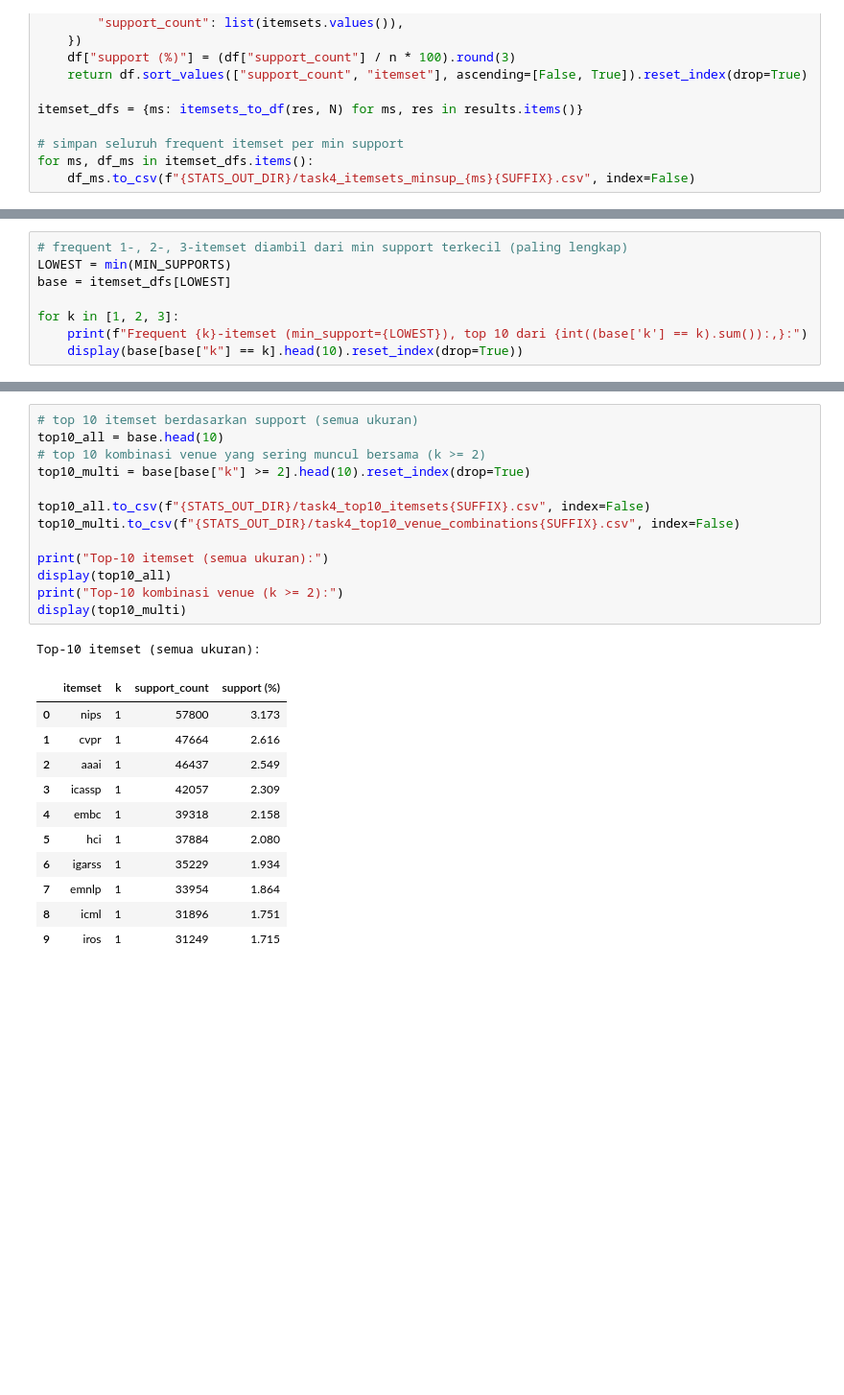
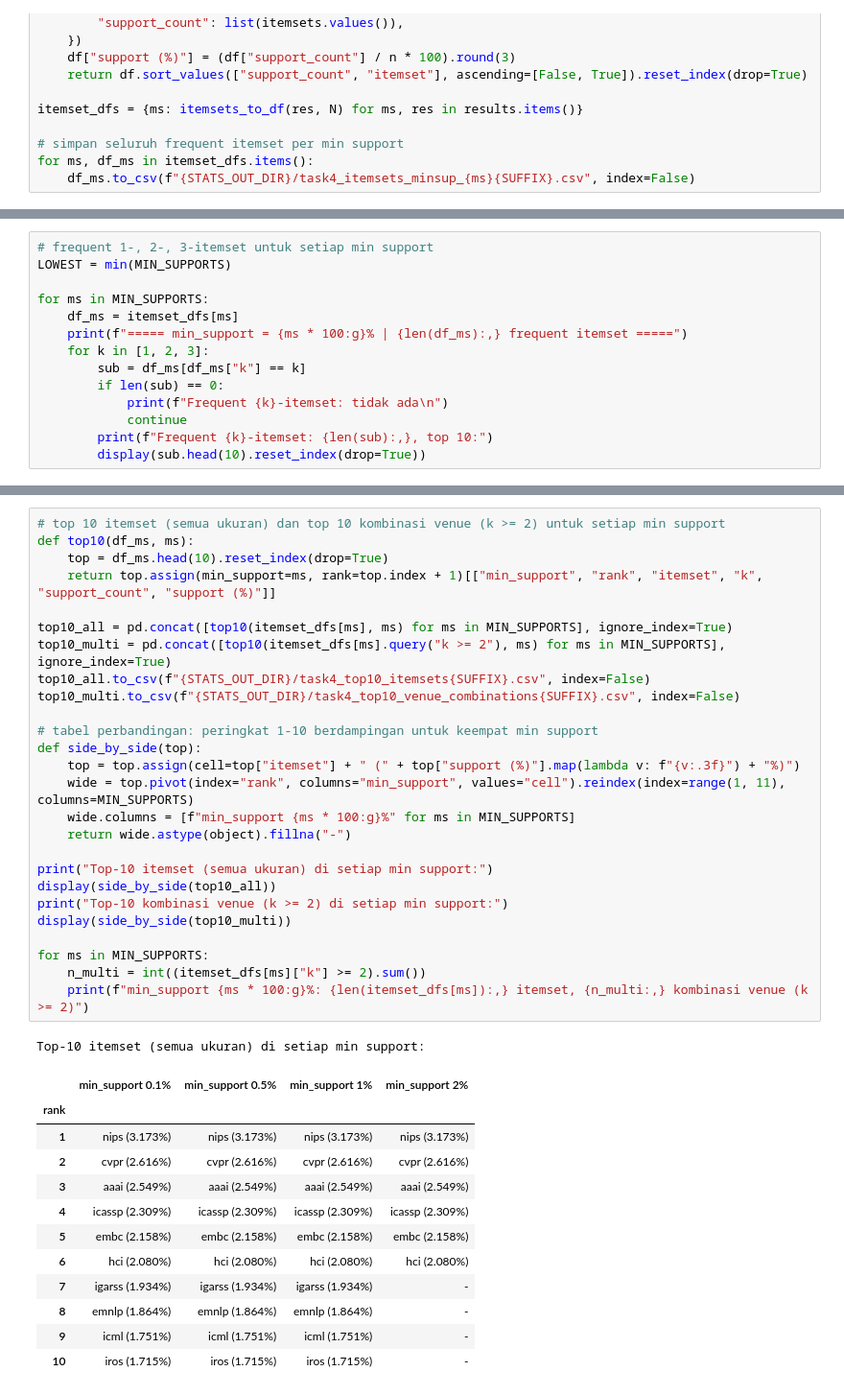
Before and after one commit to rafenmaxxx/IF4041-project-data-mining, a Jupyter notebook: notebooks/04_frequent_patterns.ipynb, the cells around one changed output, grey strips where cells are left out. Shown at 96% size. Drawn from its saved outputs; the diff is of its cells as text; blank space fills up the shorter version.

```diff
--- a/notebooks/04_frequent_patterns.ipynb
+++ b/notebooks/04_frequent_patterns.ipynb
@@ -102,9 +129,15 @@ summary
 # %%
-# frequent 1-, 2-, 3-itemset diambil dari min support terkecil (paling lengkap)
+# frequent 1-, 2-, 3-itemset untuk setiap min support
 LOWEST = min(MIN_SUPPORTS)
-base = itemset_dfs[LOWEST]
 
-for k in [1, 2, 3]:
-    print(f"Frequent {k}-itemset (min_support={LOWEST}), top 10 dari {int((base['k'] == k).sum()):,}:")
-    display(base[base["k"] == k].head(10).reset_index(drop=True))
+for ms in MIN_SUPPORTS:
+    df_ms = itemset_dfs[ms]
+    print(f"===== min_support = {ms * 100:g}% | {len(df_ms):,} frequent itemset =====")
+    for k in [1, 2, 3]:
+        sub = df_ms[df_ms["k"] == k]
+        if len(sub) == 0:
+            print(f"Frequent {k}-itemset: tidak ada\n")
+            continue
+        print(f"Frequent {k}-itemset: {len(sub):,}, top 10:")
+        display(sub.head(10).reset_index(drop=True))
 # %% [output]
@@ -147,26 +210,40 @@ Frequent 3-itemset (min_support=0.001), top 10 dari 348:
 # %%
-# top 10 itemset berdasarkan support (semua ukuran)
-top10_all = base.head(10)
-# top 10 kombinasi venue yang sering muncul bersama (k >= 2)
-top10_multi = base[base["k"] >= 2].head(10).reset_index(drop=True)
+# top 10 itemset (semua ukuran) dan top 10 kombinasi venue (k >= 2) untuk setiap min support
+def top10(df_ms, ms):
+    top = df_ms.head(10).reset_index(drop=True)
+    return top.assign(min_support=ms, rank=top.index + 1)[["min_support", "rank", "itemset", "k", "support_count", "support (%)"]]
 
+top10_all = pd.concat([top10(itemset_dfs[ms], ms) for ms in MIN_SUPPORTS], ignore_index=True)
+top10_multi = pd.concat([top10(itemset_dfs[ms].query("k >= 2"), ms) for ms in MIN_SUPPORTS], ignore_index=True)
 top10_all.to_csv(f"{STATS_OUT_DIR}/task4_top10_itemsets{SUFFIX}.csv", index=False)
 top10_multi.to_csv(f"{STATS_OUT_DIR}/task4_top10_venue_combinations{SUFFIX}.csv", index=False)
 
-print("Top-10 itemset (semua ukuran):")
-display(top10_all)
-print("Top-10 kombinasi venue (k >= 2):")
-display(top10_multi)
+# tabel perbandingan: peringkat 1-10 berdampingan untuk keempat min support
+def side_by_side(top):
+    top = top.assign(cell=top["itemset"] + " (" + top["support (%)"].map(lambda v: f"{v:.3f}") + "%)")
+    wide = top.pivot(index="rank", columns="min_support", values="cell").reindex(index=range(1, 11), columns=MIN_SUPPORTS)
+    wide.columns = [f"min_support {ms * 100:g}%" for ms in MIN_SUPPORTS]
+    return wide.astype(object).fillna("-")
+
+print("Top-10 itemset (semua ukuran) di setiap min support:")
+display(side_by_side(top10_all))
+print("Top-10 kombinasi venue (k >= 2) di setiap min support:")
+display(side_by_side(top10_multi))
+
+for ms in MIN_SUPPORTS:
+    n_multi = int((itemset_dfs[ms]["k"] >= 2).sum())
+    print(f"min_support {ms * 100:g}%: {len(itemset_dfs[ms]):,} itemset, {n_multi:,} kombinasi venue (k >= 2)")
 # %% [output]
-Top-10 itemset (semua ukuran):
+Top-10 itemset (semua ukuran) di setiap min support:
-|  | itemset | k | support_count | support (%) |
-| 0 | nips | 1 | 57800 | 3.173 |
-| 1 | cvpr | 1 | 47664 | 2.616 |
-| 2 | aaai | 1 | 46437 | 2.549 |
-| 3 | icassp | 1 | 42057 | 2.309 |
-| 4 | embc | 1 | 39318 | 2.158 |
-| 5 | hci | 1 | 37884 | 2.080 |
-| 6 | igarss | 1 | 35229 | 1.934 |
-| 7 | emnlp | 1 | 33954 | 1.864 |
-| 8 | icml | 1 | 31896 | 1.751 |
-| 9 | iros | 1 | 31249 | 1.715 |
+|  | min_support 0.1% | min_support 0.5% | min_support 1% | min_support 2% |
+| rank |  |  |  |  |
+| 1 | nips (3.173%) | nips (3.173%) | nips (3.173%) | nips (3.173%) |
+| 2 | cvpr (2.616%) | cvpr (2.616%) | cvpr (2.616%) | cvpr (2.616%) |
+| 3 | aaai (2.549%) | aaai (2.549%) | aaai (2.549%) | aaai (2.549%) |
+| 4 | icassp (2.309%) | icassp (2.309%) | icassp (2.309%) | icassp (2.309%) |
+| 5 | embc (2.158%) | embc (2.158%) | embc (2.158%) | embc (2.158%) |
+| 6 | hci (2.080%) | hci (2.080%) | hci (2.080%) | hci (2.080%) |
+| 7 | igarss (1.934%) | igarss (1.934%) | igarss (1.934%) | - |
+| 8 | emnlp (1.864%) | emnlp (1.864%) | emnlp (1.864%) | - |
+| 9 | icml (1.751%) | icml (1.751%) | icml (1.751%) | - |
+| 10 | iros (1.715%) | iros (1.715%) | iros (1.715%) | - |
```
Also changed, not shown: parts of 11 cells of this notebook, 28 other files.
